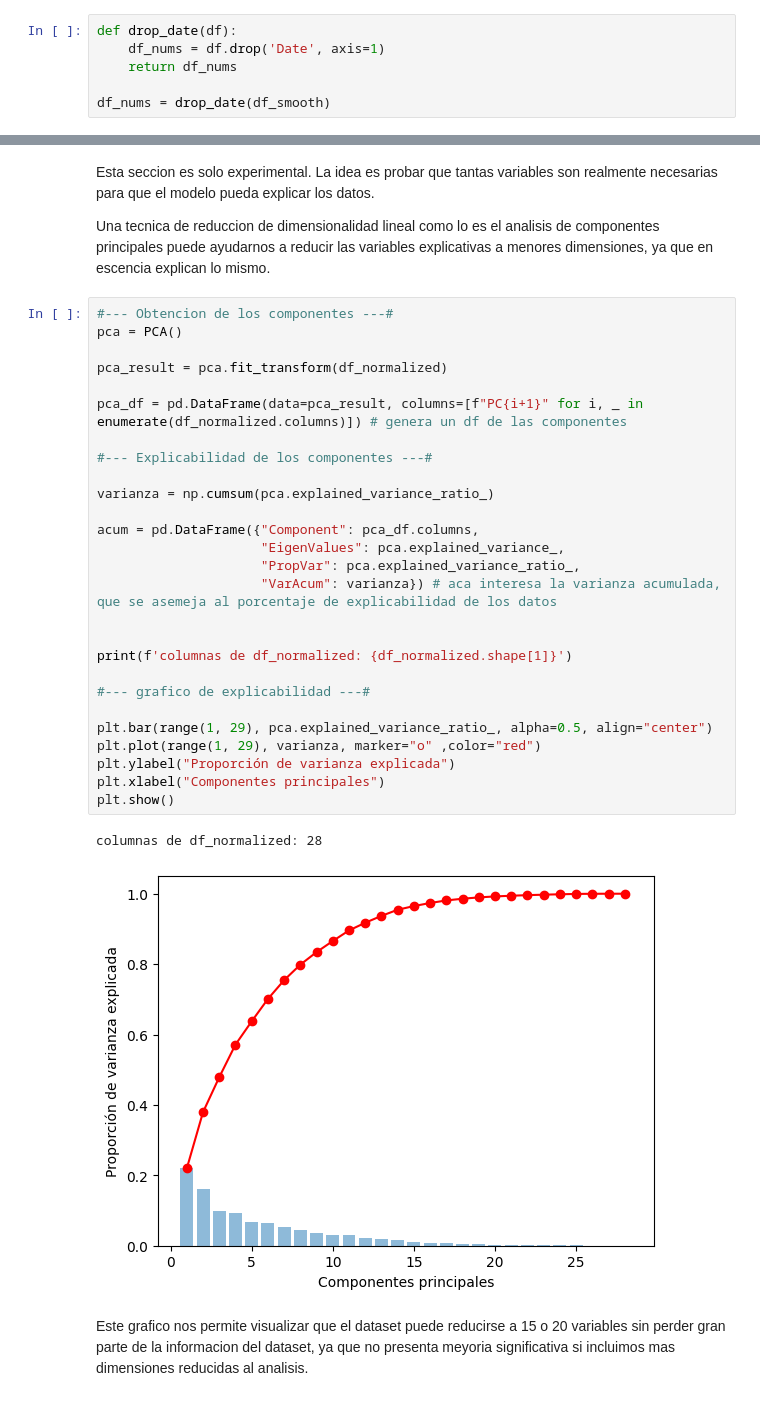
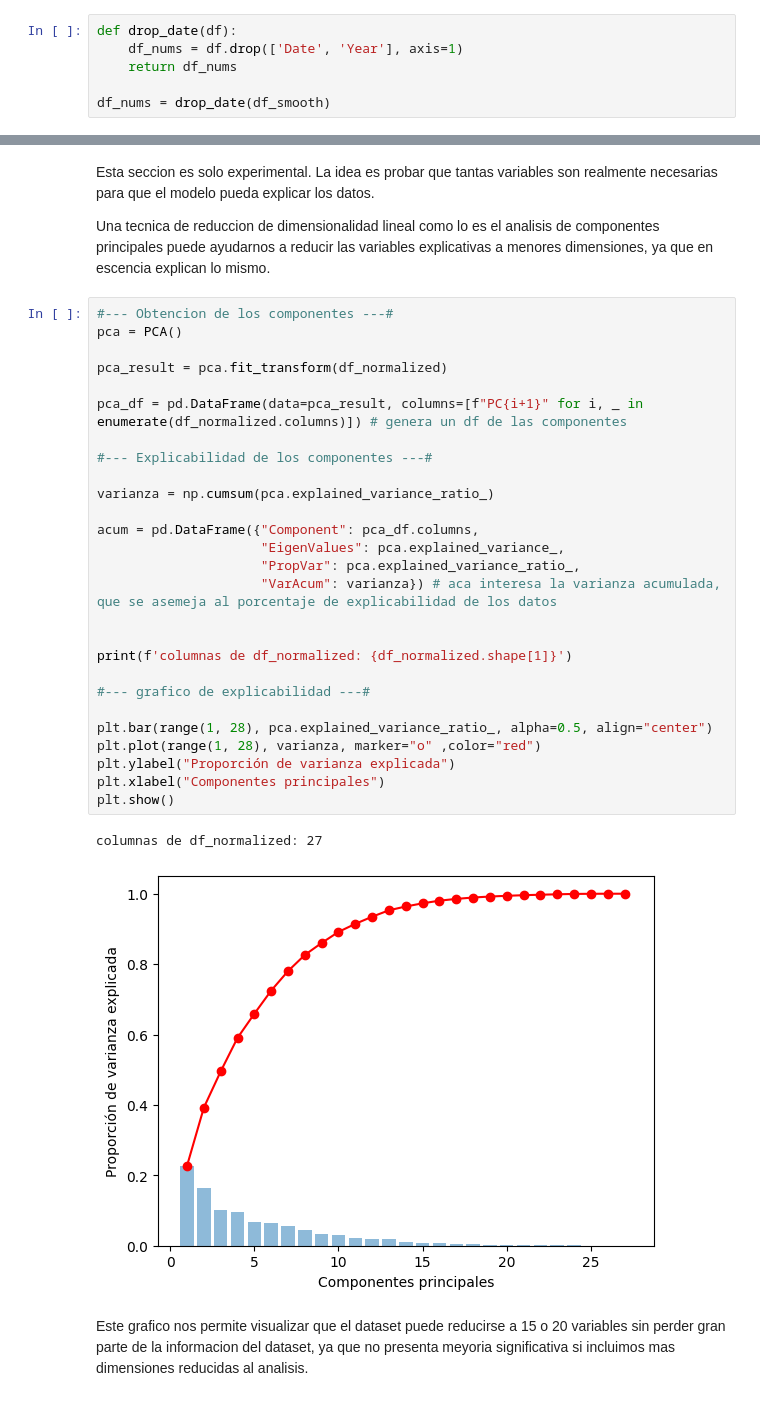
Before and after one commit to Shannon-21/Aprendizaje_Automatico_1, a Jupyter notebook: TP_IA41_LinearRegression_P1.ipynb, the cells around one changed output, grey strips where cells are left out. Cells and saved outputs as stored; diff of their text form.

```diff
--- a/TP_IA41_LinearRegression_P1.ipynb
+++ b/TP_IA41_LinearRegression_P1.ipynb
@@ -706,7 +706,7 @@ def robustize(df):
 Nos deshacemos de la variable Date ya que no puede ser estandarizada. Ademas no es de utilidad para el modelo ya que casi actua como un identidicador de cada registro.
 # %%
 def drop_date(df):
-    df_nums = df.drop('Date', axis=1)
+    df_nums = df.drop(['Date', 'Year'], axis=1)
     return df_nums
 
 df_nums = drop_date(df_smooth)
@@ -754,33 +754,33 @@ Una tecnica de reduccion de dimensionalidad lineal como lo es el analisis de com
 # %%
 #--- Obtencion de los componentes ---#
 pca = PCA()
 
 pca_result = pca.fit_transform(df_normalized)
 
 pca_df = pd.DataFrame(data=pca_result, columns=[f"PC{i+1}" for i, _ in enumerate(df_normalized.columns)]) # genera un df de las componentes
 
 #--- Explicabilidad de los componentes ---#
 
 varianza = np.cumsum(pca.explained_variance_ratio_)
 
 acum = pd.DataFrame({"Component": pca_df.columns,
                      "EigenValues": pca.explained_variance_,
                      "PropVar": pca.explained_variance_ratio_,
                      "VarAcum": varianza}) # aca interesa la varianza acumulada, que se asemeja al porcentaje de explicabilidad de los datos
 
 
 print(f'columnas de df_normalized: {df_normalized.shape[1]}')
 
 #--- grafico de explicabilidad ---#
 
-plt.bar(range(1, 29), pca.explained_variance_ratio_, alpha=0.5, align="center")
-plt.plot(range(1, 29), varianza, marker="o" ,color="red")
+plt.bar(range(1, 28), pca.explained_variance_ratio_, alpha=0.5, align="center")
+plt.plot(range(1, 28), varianza, marker="o" ,color="red")
 plt.ylabel("Proporción de varianza explicada")
 plt.xlabel("Componentes principales")
 plt.show()
 # %% [output]
-columnas de df_normalized: 28
+columnas de df_normalized: 27
-[figure, old version]
+[figure, new version]
 # %% [markdown]
 Este grafico nos permite visualizar que el dataset puede reducirse a 15 o 20 variables sin perder gran parte de la informacion del dataset, ya que no presenta meyoria significativa si incluimos mas dimensiones reducidas al analisis.
 # %%
```
Also changed, not shown: parts of 13 cells of this notebook, 1 other file.
